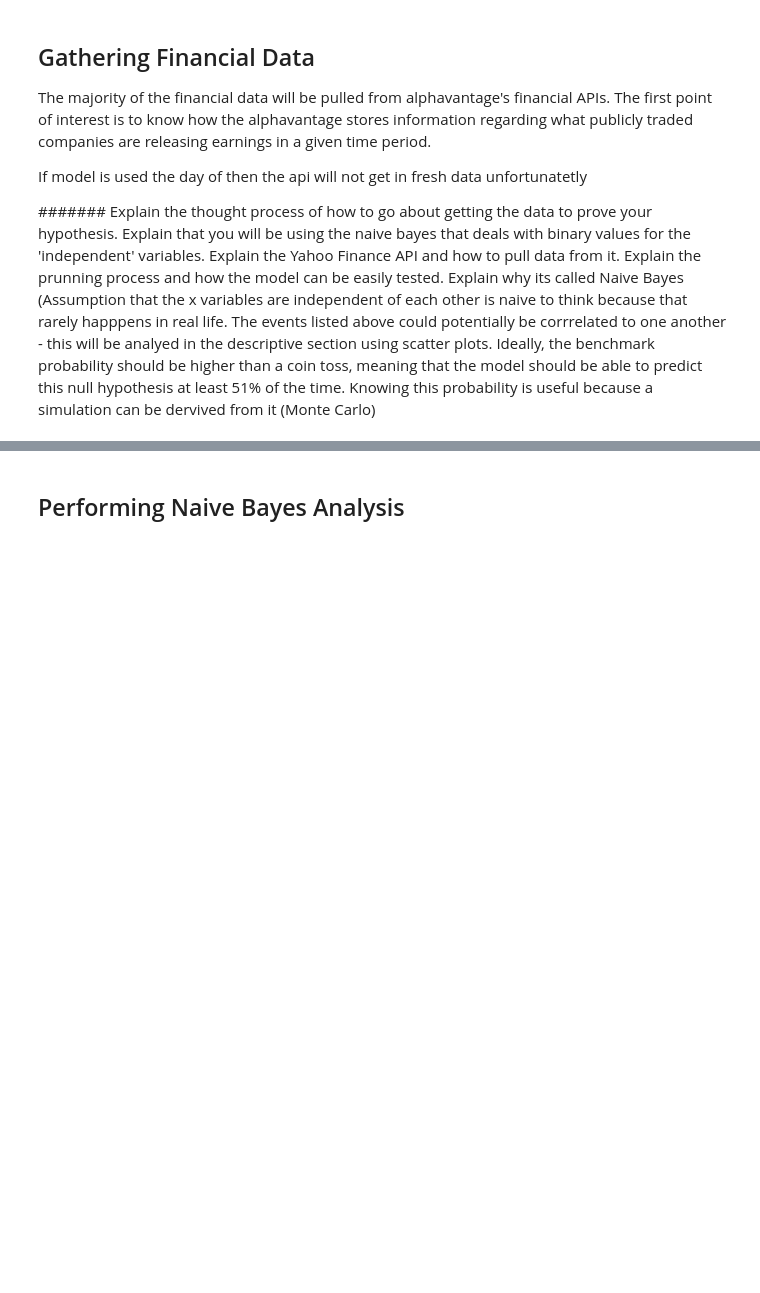
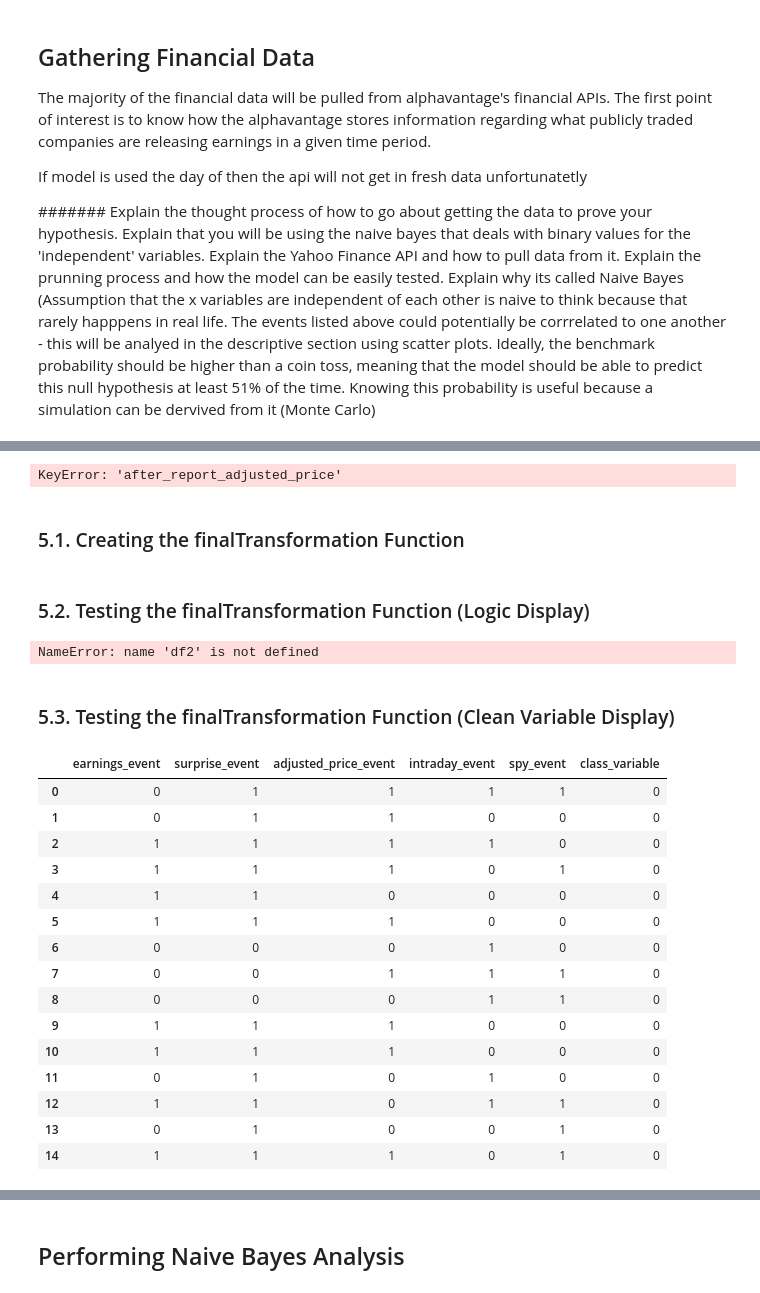
Before and after one commit to danielramirezjr1998/Data_Science_Projects, a Jupyter notebook: Naive Bayes Classifier/Naive Bayes in Finance.ipynb, the cells around one changed output, grey strips where cells are left out. Cells and saved outputs as stored; diff of their text form; code cells hidden in the pictures; blank space fills up the shorter version.

```diff
--- a/Naive Bayes Classifier/Naive Bayes in Finance.ipynb
+++ b/Naive Bayes Classifier/Naive Bayes in Finance.ipynb
@@ -501,0 +1411,4 @@ This is the shape of historical prices table (28, 11)
+# %%
+#merge cells
+inner_merged_master = historicalEarningsTransformer_ACI.merge(dailyAdustedPriceTransformer_ACI,on='column_of_interest')
+inner_merged_master
@@ -501,0 +1508,25 @@ This is the shape of historical prices table (28, 11)
+# %%
+
+#up to this point, the after_report_adjusted_price column exists
+#store the values of the after_report_adjusted_price in a list to
+reported_adjusted_close_prices = master_daily_adjusted['after_report_adjusted_price'].tolist()
+
+#since the first row was deleted, a value needs to be inserted to keep the lengths of the arrays the same
+#put the value zero in the first position of the list
+reported_adjusted_close_prices.insert(0,0)
+
+
+#add the values from the list to a new column in the inner master df
+inner_merged_master['after_report_adjusted_price'] = reported_adjusted_close_prices
+
+#calculate the adjusted price in a new column
+inner_merged_master['return_pct_difference'] = round((inner_merged_master['after_report_adjusted_price']/inner_merged_master['stock_adjusted_close']-1)*100,2)
+
+#calculate the class variable
+inner_merged_master['class_variable'] = (inner_merged_master['return_pct_difference'] > 5).astype(int)
+
+display(inner_merged_master)
+# %% [output]
+KeyError: 'after_report_adjusted_price'
+# %% [markdown]
+### 5.1. Creating the finalTransformation Function
@@ -501,0 +1653,31 @@ This is the shape of historical prices table (28, 11)
+# %% [markdown]
+### 5.2. Testing the finalTransformation Function (Logic Display)
+# %%
+output1 ='1'
+finTransformationTest = finalTransformation(historicalEarningsTransformer_test1,df2,alphaDataRetriever_test_2,output1)
+finTransformationTest
+# %% [output]
+NameError: name 'df2' is not defined
+# %% [markdown]
+### 5.3. Testing the finalTransformation Function (Clean Variable Display)
+# %%
+output2 ='2'
+finTransformationTest2 = finalTransformation(historicalEarningsTransformer_test1,df2,alphaDataRetriever_test_2,output2)
+finTransformationTest2.head(15)
+# %% [output]
+|  | earnings_event | surprise_event | adjusted_price_event | intraday_event | spy_event | class_variable |
+| 0 | 0 | 1 | 1 | 1 | 1 | 0 |
+| 1 | 0 | 1 | 1 | 0 | 0 | 0 |
+| 2 | 1 | 1 | 1 | 1 | 0 | 0 |
+| 3 | 1 | 1 | 1 | 0 | 1 | 0 |
+| 4 | 1 | 1 | 0 | 0 | 0 | 0 |
+| 5 | 1 | 1 | 1 | 0 | 0 | 0 |
+| 6 | 0 | 0 | 0 | 1 | 0 | 0 |
+| 7 | 0 | 0 | 1 | 1 | 1 | 0 |
+| 8 | 0 | 0 | 0 | 1 | 1 | 0 |
+| 9 | 1 | 1 | 1 | 0 | 0 | 0 |
+| 10 | 1 | 1 | 1 | 0 | 0 | 0 |
+| 11 | 0 | 1 | 0 | 1 | 0 | 0 |
+| 12 | 1 | 1 | 0 | 1 | 1 | 0 |
+| 13 | 0 | 1 | 0 | 0 | 1 | 0 |
+| 14 | 1 | 1 | 1 | 0 | 1 | 0 |
```
Also changed, not shown: parts of 136 cells of this notebook.
